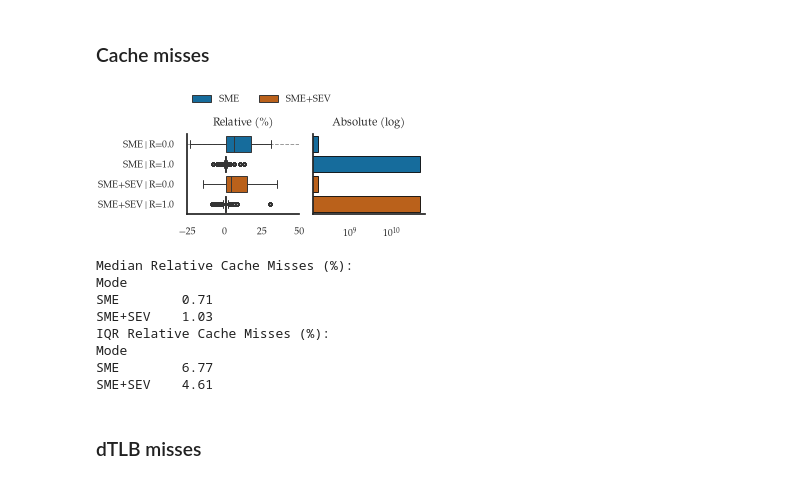
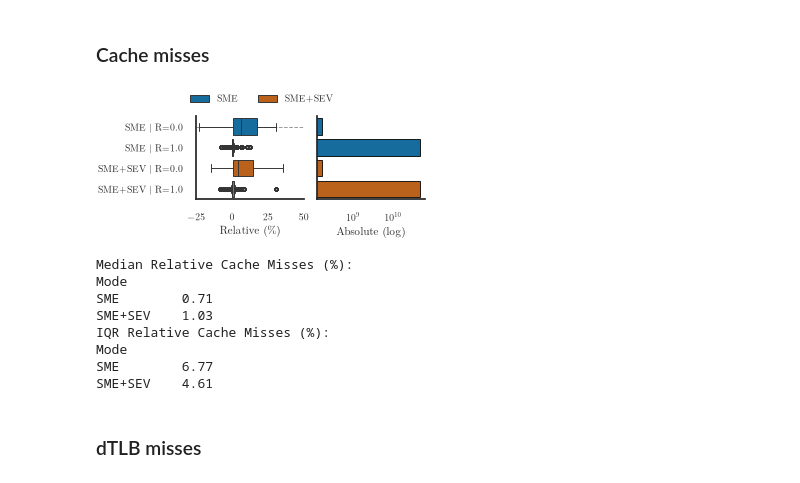
Before and after one commit to engelsm/AMD-CC-Perf, a Jupyter notebook: benchmark/spmv/spmv_analysis.ipynb, the cells around one changed output. Saved outputs shown, nothing was run; the diff lists cells and outputs as text; code cells hidden in the pictures.

```diff
--- a/benchmark/spmv/spmv_analysis.ipynb
+++ b/benchmark/spmv/spmv_analysis.ipynb
@@ -1259,44 +1294,44 @@ sns.boxplot(
     fliersize=2,
     linewidth=0.7,
 )
-axes[0].set_title("Relative (%)", fontsize=8)
-axes[0].set_xlabel("")
+axes[0].set_title("")
+axes[0].set_xlabel("Relative (%)", labelpad=2)
 axes[0].set_ylabel("")
 axes[0].set_xlim(-25, 50)
 cs.zero_line(axes[0])
 
 sns.barplot(
     data=cmiss_df,
     x="Perf_CacheMisses_x",
     y="Mode_Randomness",
     hue="Mode",
     hue_order=cs.MODE_ORDER_2,
     palette=MODE_PALETTE_2,
     ax=axes[1],
     errorbar=None,
     edgecolor="black",
     linewidth=0.6,
 )
 axes[1].set_xscale("log")
-axes[1].set_title("Absolute (log)", fontsize=8)
+axes[1].set_title("")
+axes[1].set_xlabel("Absolute (log)", labelpad=2)
 axes[1].set_ylabel("")
-axes[1].set_xlabel("")
 
 handles, labels = axes[0].get_legend_handles_labels()
 cs.remove_legend(axes[0])
 cs.remove_legend(axes[1])
 fig.legend(handles, labels, ncol=2, loc="lower center", bbox_to_anchor=(0.5, 1.0), frameon=False)
 
 fig.savefig("images/CacheMiss_Relative_vs_Absolute.pdf")
 plt.show()
 
 print("Median Relative Cache Misses (%):")
 print(overhead_df.groupby("Mode")["Perf_CacheMisses_pct"].median().round(2).to_string())
 print("IQR Relative Cache Misses (%):")
 iqr = overhead_df.groupby("Mode")["Perf_CacheMisses_pct"].agg(lambda x: x.quantile(0.75) - x.quantile(0.25))
 print(iqr.round(2).to_string())
 # %% [output]
-[figure, old version]
+[figure, new version]
 Median Relative Cache Misses (%):
 Mode
 SME        0.71
```
Also changed, not shown: parts of 13 cells of this notebook, 1 other file.
